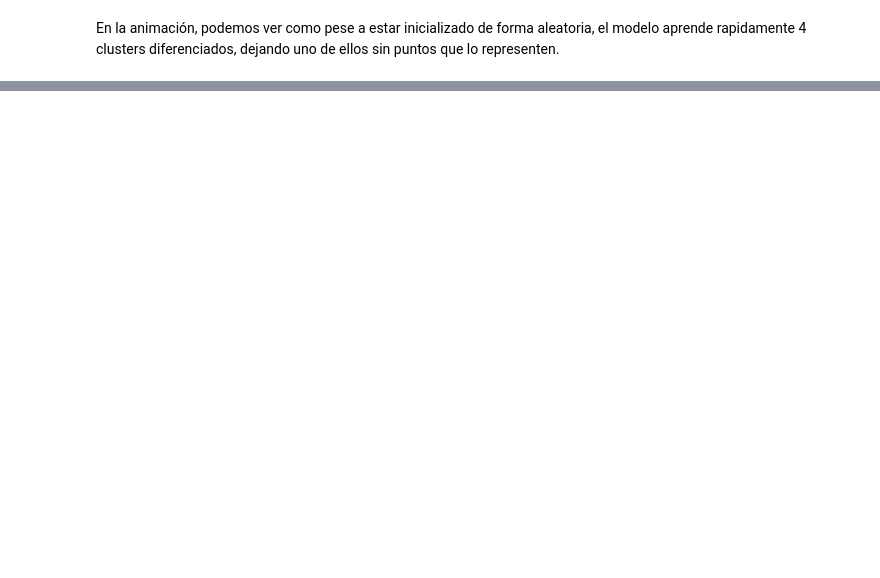
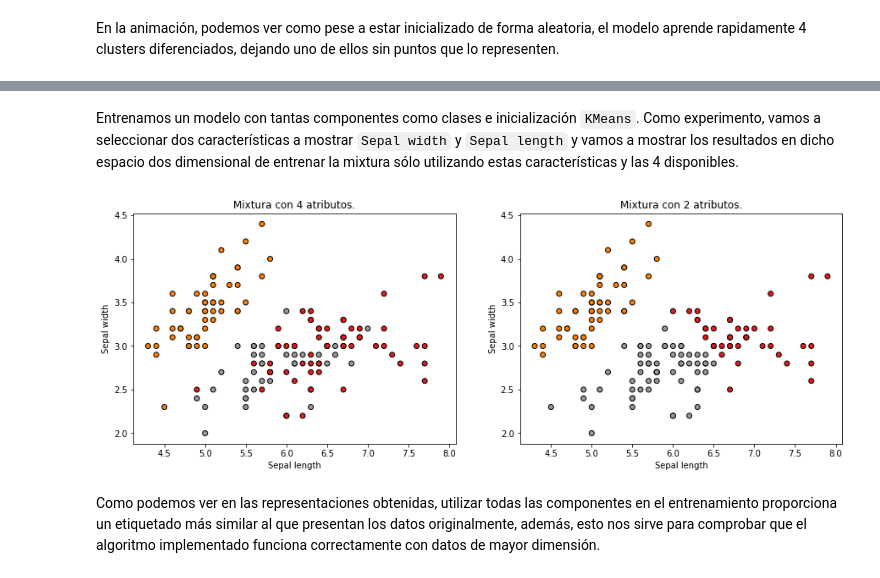
Before and after one commit to Ludvins/MCD_Bayesian_methods, a Jupyter notebook: Assignments/GMM/Practica2_GMM.ipynb, the cells around one changed output, grey strips where cells are left out. Drawn from its saved outputs; the diff is of its cells as text; code cells hidden in the pictures; blank space fills up the shorter version.

Commit message:
Revisa código y añade experimento con Iris

```diff
--- a/Assignments/GMM/Practica2_GMM.ipynb
+++ b/Assignments/GMM/Practica2_GMM.ipynb
@@ -217,0 +231,10 @@ En la animación, podemos ver como pese a estar inicializado de forma aleatoria,
+# %%
+from sklearn import datasets
+iris = datasets.load_iris()
+X = iris.data  # we only take the first two features.
+y = iris.target
+
+plt.scatter(X[:, 0], X[:, 1], c=y, cmap=plt.cm.Set1,
+            edgecolor='k')
+plt.xlabel('Sepal length')
+plt.ylabel('Sepal width')
@@ -217,0 +244,28 @@ En la animación, podemos ver como pese a estar inicializado de forma aleatoria,
+# %% [markdown]
+Entrenamos un modelo con tantas componentes como clases e inicialización `KMeans`. Como experimento, vamos a seleccionar dos características a mostrar `Sepal width` y `Sepal length` y vamos a mostrar los resultados en dicho espacio dos dimensional de entrenar la mixtura sólo utilizando estas características y las 4 disponibles.
+# %%
+gmm = GaussianMixture(n_components=3, init_params="kmeans")
+# Todas las características
+y_pred = gmm.fit(X).predict(X)
+# Solo dos características
+y_pred2 = gmm.fit(X[:, :2]).predict(X[:, :2])
+
+fig, axes = plt.subplots(1, 2, figsize = (15,5))
+
+axes[0].scatter(X[:, 0], X[:, 1], c=y_pred, cmap=plt.cm.Set1,
+            edgecolor='k')
+axes[0].set_xlabel('Sepal length')
+axes[0].set_ylabel('Sepal width')
+axes[0].set_title("Mixtura con 4 atributos.")
+
+axes[1].scatter(X[:, 0], X[:, 1], c=y_pred2, cmap=plt.cm.Set1,
+            edgecolor='k')
+axes[1].set_xlabel('Sepal length')
+axes[1].set_ylabel('Sepal width')
+axes[1].set_title("Mixtura con 2 atributos.")
+
+plt.show()
+# %% [output]
+[figure, added]
+# %% [markdown]
+Como podemos ver en las representaciones obtenidas, utilizar todas las componentes en el entrenamiento proporciona un etiquetado más similar al que presentan los datos originalmente, además, esto nos sirve para comprobar que el algoritmo implementado funciona correctamente con datos de mayor dimensión.
```
Also changed, not shown: parts of 17 cells of this notebook, 1 other file.
